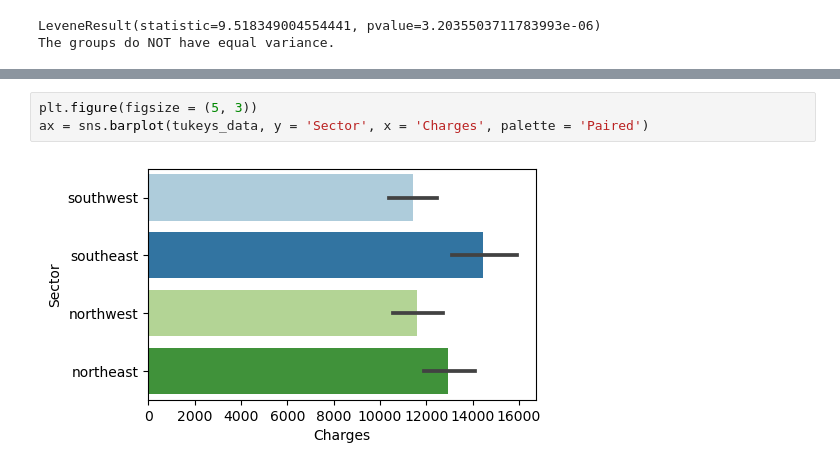
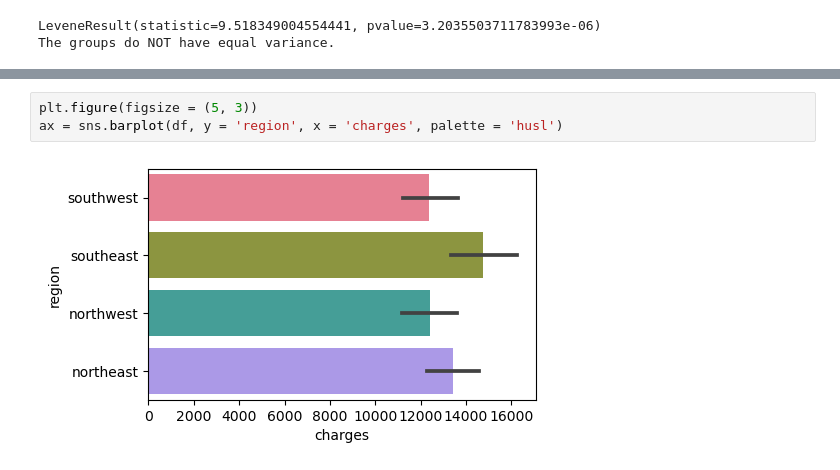
Before and after one commit to juDEcorous/CORE-Hypothesis-Testing-with-Insurance-Data, a Jupyter notebook: CORE Hypothesis Testing with Insurance Data.ipynb, the cells around one changed output, grey strips where cells are left out. Drawn from its saved outputs; the diff is of its cells as text.

```diff
--- a/CORE Hypothesis Testing with Insurance Data.ipynb
+++ b/CORE Hypothesis Testing with Insurance Data.ipynb
@@ -374,6 +317,6 @@ B. We FAIL TO REJECT the Null Hypothesis on:
 ## Final Visualization
 # %%
 plt.figure(figsize = (5, 3))
-ax = sns.barplot(tukeys_data, y = 'Sector', x = 'Charges', palette = 'Paired')
+ax = sns.barplot(df, y = 'region', x = 'charges', palette = 'husl')
 # %% [output]
-[figure, old version]
+[figure, new version]
```
Also changed, not shown: parts of 14 cells of this notebook.
